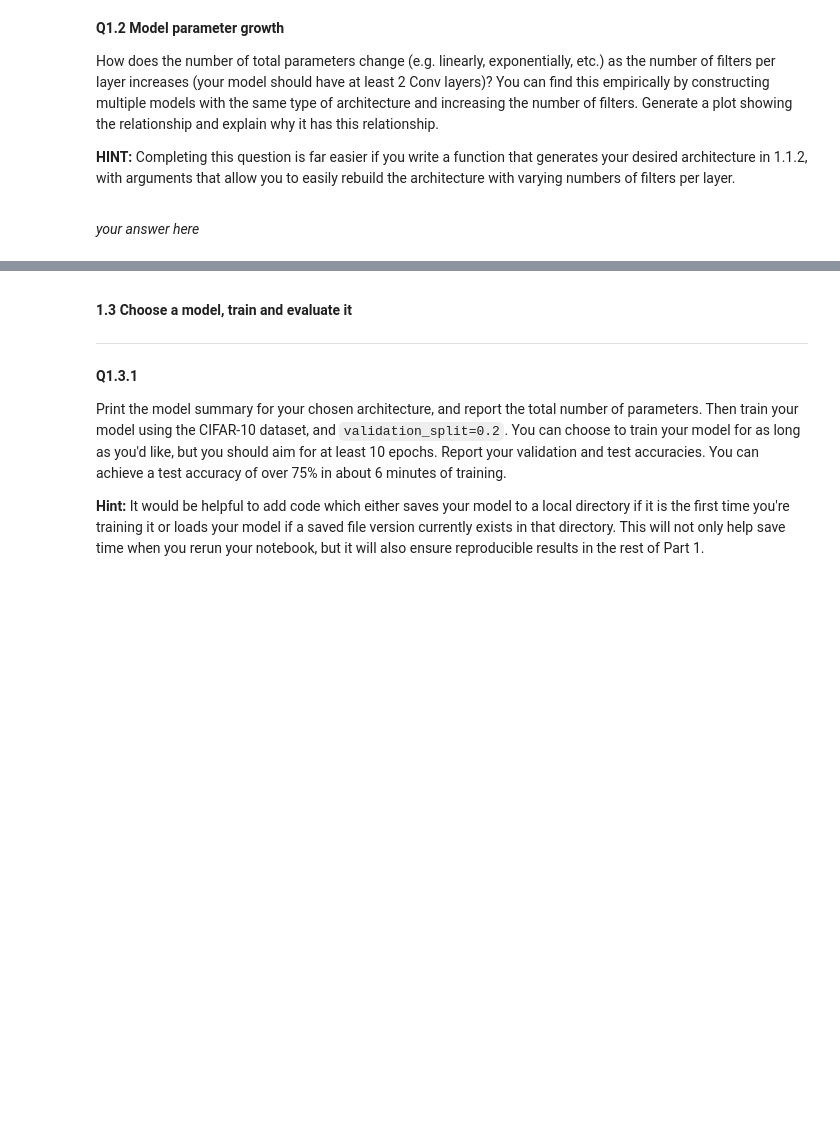
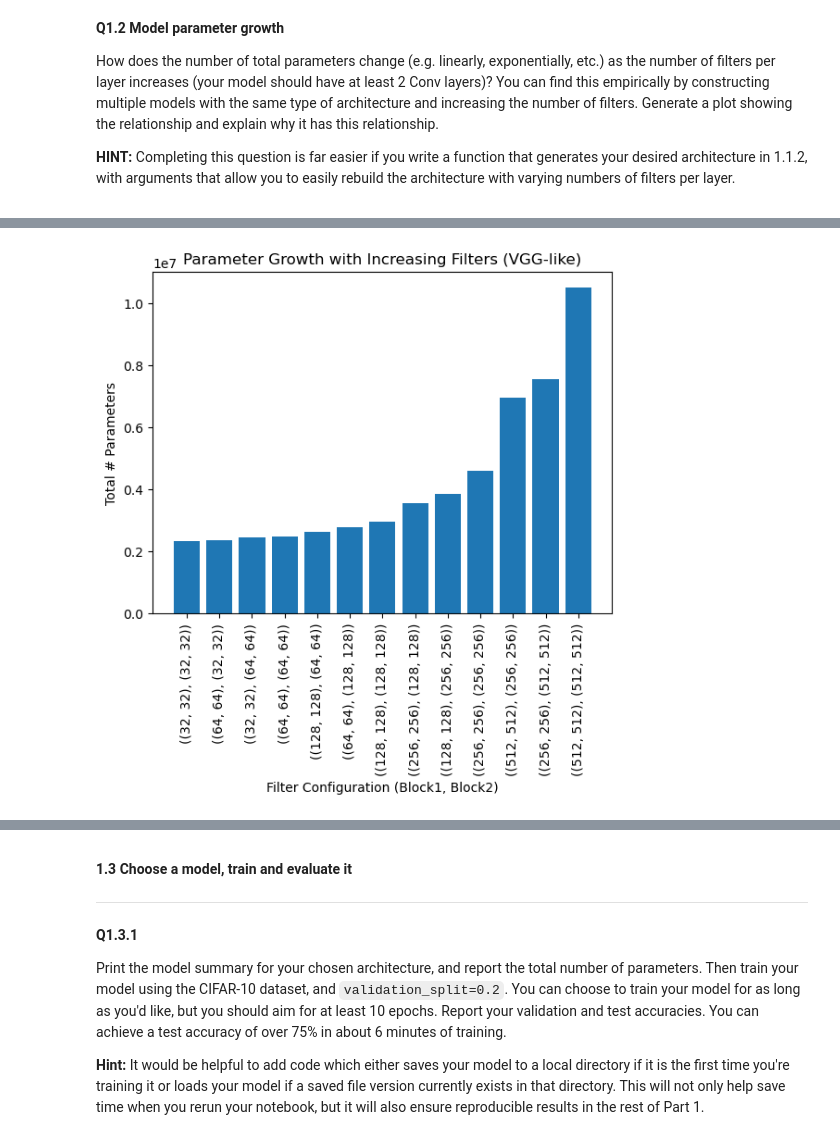
Before and after one commit to fiidalgo/ac209b, a Jupyter notebook: hw/cs1090b_hw3/cs1090b_hw3.ipynb, the cells around one changed output, grey strips where cells are left out. Cells and saved outputs as stored; diff of their text form; code cells hidden in the pictures; blank space fills up the shorter version.

```diff
--- a/hw/cs1090b_hw3/cs1090b_hw3.ipynb
+++ b/hw/cs1090b_hw3/cs1090b_hw3.ipynb
@@ -219,2 +283,75 @@ How does the number of total parameters change (e.g. linearly, exponentially, et
-# %% [markdown]
-*your answer here*
+# %%
+# your code here
+def build_vgg16_variants(filters_block1=(64,64), filters_block2=(128,128)):
+    """
+    Same model as 1.1.2 but allow tweaking of number of filters
+    in each conv layer to analyze parameter growth.
+    """
+    model = Sequential()
+    model.add(Input(shape=(32,32,3)))
+
+    # Block 1
+    model.add(Conv2D(filters_block1[0], (3,3), padding='same', activation='relu'))
+    model.add(Conv2D(filters_block1[1], (3,3), padding='same', activation='relu'))
+    model.add(MaxPooling2D(pool_size=(2,2)))
+
+    # Block 2
+    model.add(Conv2D(filters_block2[0], (3,3), padding='same', activation='relu'))
+    model.add(Conv2D(filters_block2[1], (3,3), padding='same', activation='relu'))
+    model.add(MaxPooling2D(pool_size=(2,2)))
+
+    # Block 3
+    model.add(Conv2D(256, (3,3), padding='same', activation='relu'))
+    model.add(Conv2D(256, (3,3), padding='same', activation='relu'))
+    model.add(Conv2D(256, (3,3), padding='same', activation='relu'))
+    model.add(MaxPooling2D(pool_size=(2,2)))
+
+    # Flatten + Dense
+    model.add(Flatten())
+    model.add(Dense(256, activation='relu'))
+    model.add(Dropout(0.5))
+    model.add(Dense(10))
+
+    model.compile(
+        optimizer='adam',
+        loss=tf.keras.losses.SparseCategoricalCrossentropy(from_logits=True),
+        metrics=['accuracy']
+    )
+    return model
+
+configs = [
+    ((32, 32), (32, 32)),
+    ((64, 64), (32, 32)),
+    ((32, 32), (64, 64)),
+    ((64, 64), (64, 64)),
+    ((128, 128), (64, 64)),
+    ((64, 64), (128, 128)),
+    ((128, 128), (128, 128)),
+    ((256, 256), (128, 128)),
+    ((128,128), (256,256)),
+    ((256, 256), (256, 256)),
+    ((512, 512), (256, 256)),
+    ((256, 256), (512, 512)),
+    ((512, 512), (512, 512)),
+]
+
+param_counts = []
+for cfg in configs:
+    temp_model = build_vgg16_variants(cfg[0], cfg[1])
+    pcount = temp_model.count_params()
+    param_counts.append(pcount)
+
+print("Filter configurations vs. param counts:")
+for c, pc in zip(configs, param_counts):
+    print(f"  Block1={c[0]}, Block2={c[1]} -> {pc} params")
+
+# Plot results
+x = np.arange(len(param_counts))
+plt.figure()
+plt.bar(x, param_counts)
+plt.xticks(x, [str(c) for c in configs], rotation=90)
+plt.xlabel("Filter Configuration (Block1, Block2)")
+plt.ylabel("Total # Parameters")
+plt.title("Parameter Growth with Increasing Filters (VGG-like)")
+plt.show()
+# %% [output]
@@ -220,0 +372 @@ How does the number of total parameters change (e.g. linearly, exponentially, et
+[figure, added]
```
Also changed, not shown: parts of 12 cells of this notebook.
